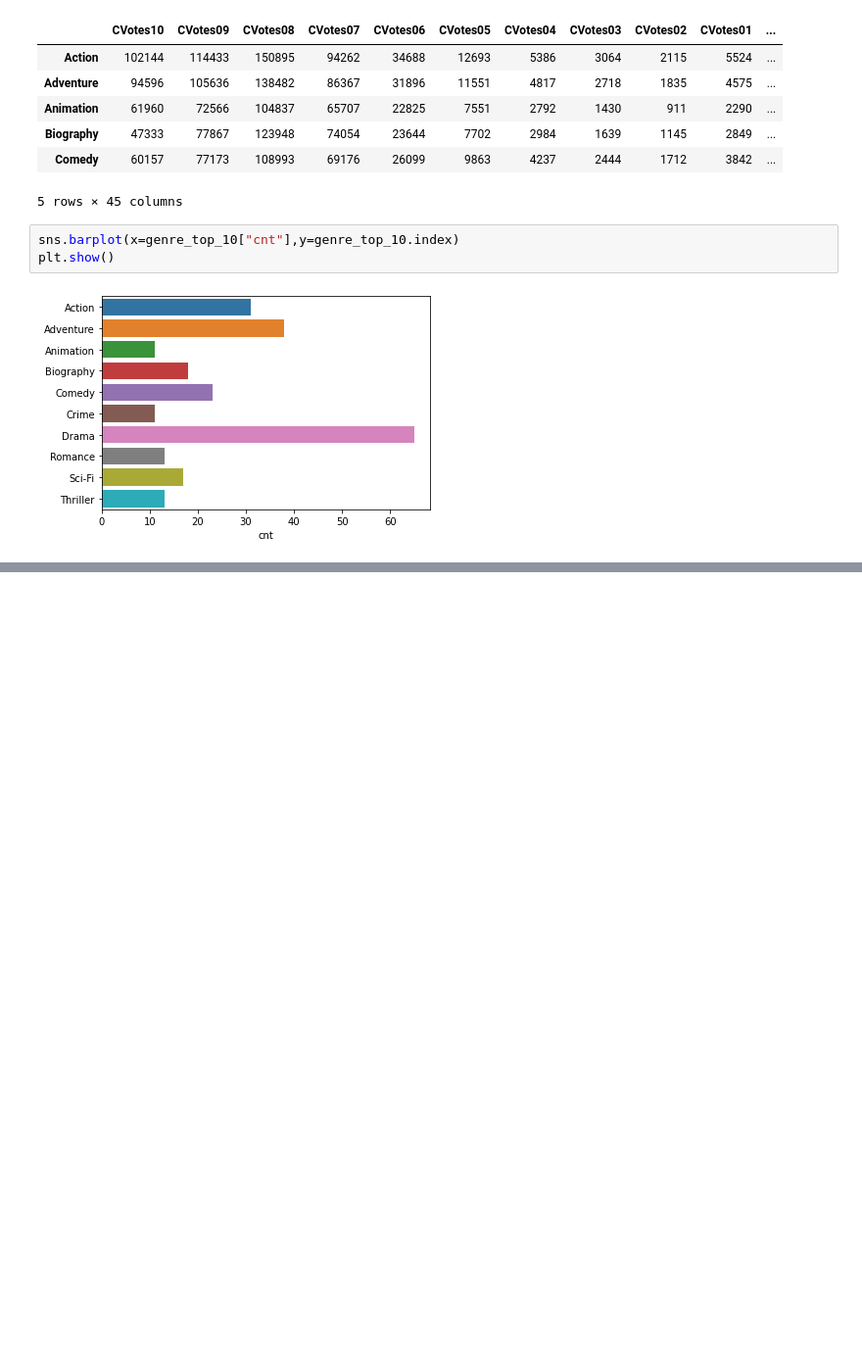
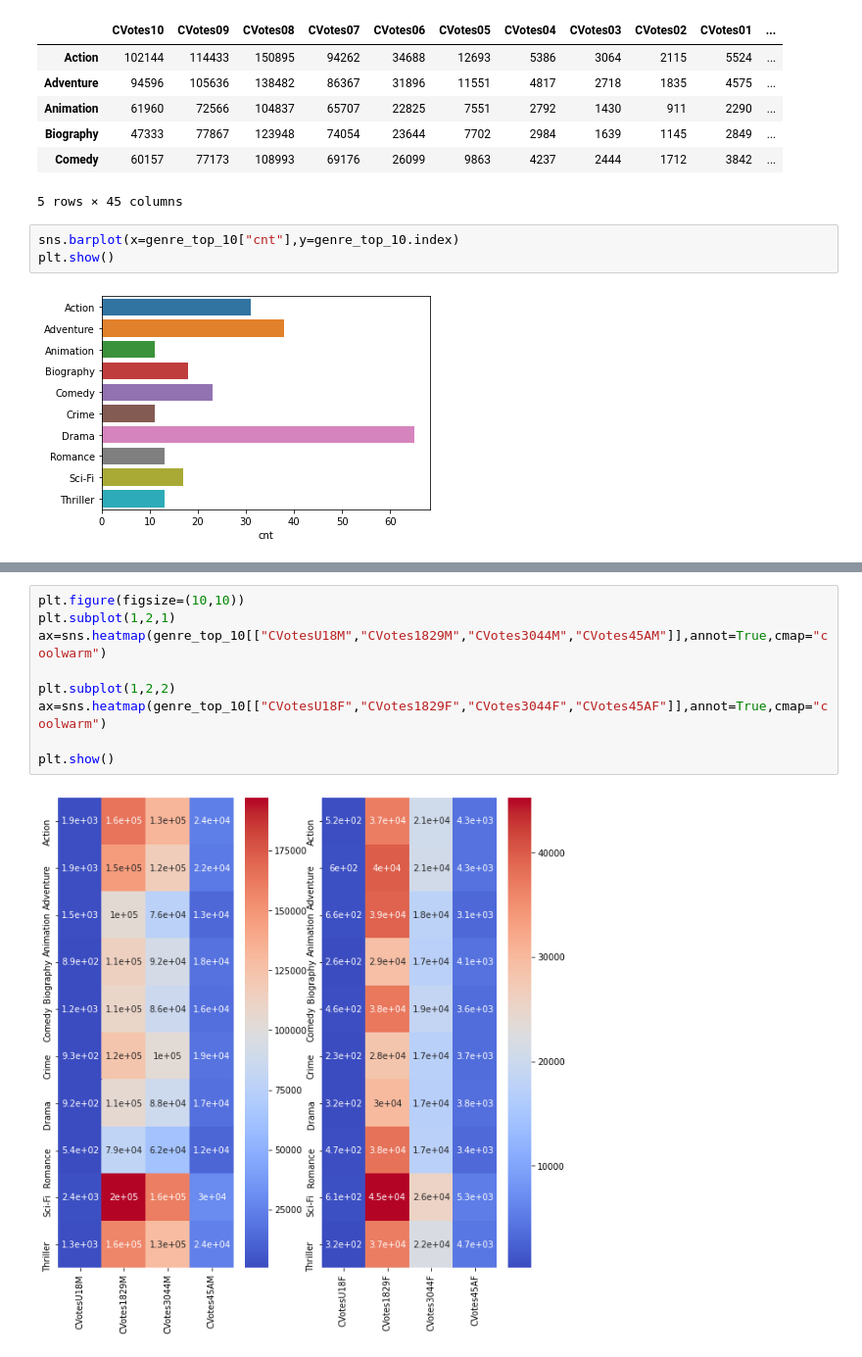
Before and after one commit to TenoNadar/Movie-Ratings, a Jupyter notebook: Movie Ratings.ipynb, the cells around one changed output, grey strips where cells are left out. Shown at 98% size. Cells and saved outputs as stored; diff of their text form; blank space fills up the shorter version.

```diff
--- a/Movie Ratings.ipynb
+++ b/Movie Ratings.ipynb
@@ -407,0 +408,11 @@ ValueError: 1 is not a valid value for sharex; supported values are 'all', 'row'
+# %%
+plt.figure(figsize=(10,10))
+plt.subplot(1,2,1)
+ax=sns.heatmap(genre_top_10[["CVotesU18M","CVotes1829M","CVotes3044M","CVotes45AM"]],annot=True,cmap="coolwarm")
+
+plt.subplot(1,2,2)
+ax=sns.heatmap(genre_top_10[["CVotesU18F","CVotes1829F","CVotes3044F","CVotes45AF"]],annot=True,cmap="coolwarm")
+
+plt.show()
+# %% [output]
+[figure, added]
```
Also changed, not shown: parts of 12 cells of this notebook.
